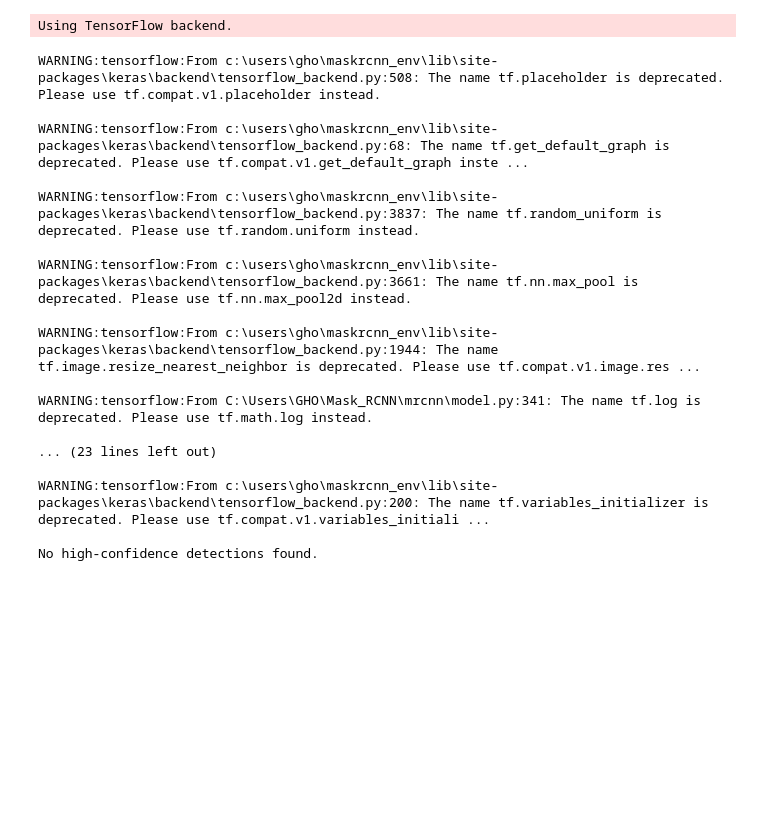
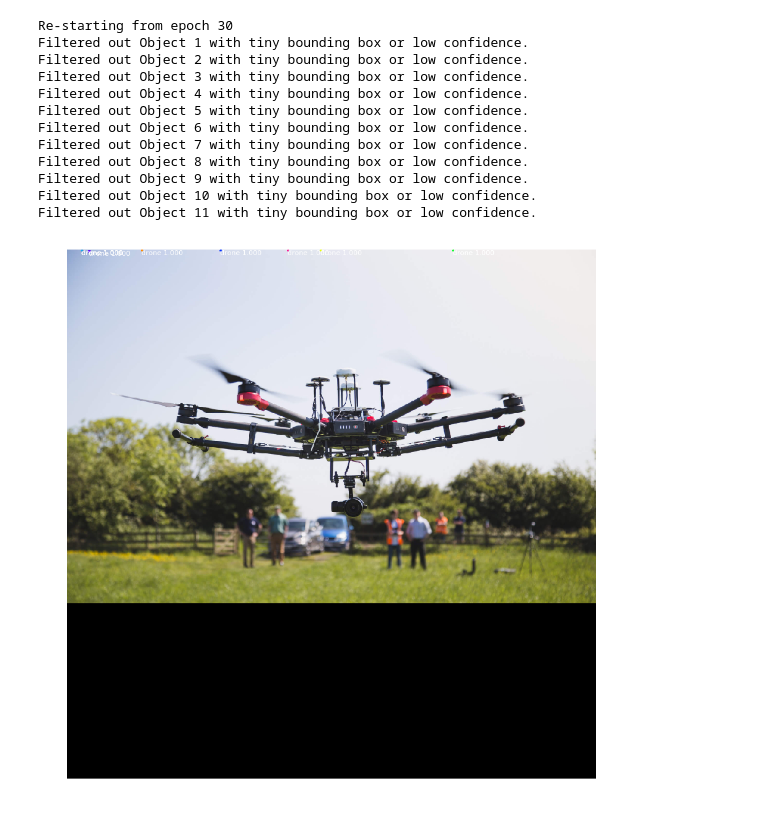
Before and after one commit to mehdizse/tp_mask_rcnn, a Jupyter notebook: train2.ipynb, the cells around one changed output. Cells and saved outputs as stored; diff of their text form; code cells hidden in the pictures; blank space fills up the shorter version.

```diff
--- a/train2.ipynb
+++ b/train2.ipynb
@@ -58,55 +58,50 @@ else:
 # Perform a forward pass of the network to obtain the results
 r = model.detect([padded_image])[0]
 
-CONFIDENCE_THRESHOLD = 0.8  # Adjusted threshold
+CONFIDENCE_THRESHOLD = 0.6  # Adjusted threshold
 MIN_BOX_AREA = 100  # Minimum box area
 
 # Filter indices of detections with scores higher than the threshold
 high_confidence_indices = [i for i, score in enumerate(r['scores']) if score > CONFIDENCE_THRESHOLD]
 
 # Loop through detections and filter based on confidence and bounding box size
 for i in range(len(r['scores'])):
     y1, x1, y2, x2 = r['rois'][i]
     box_height = y2 - y1
     box_width = x2 - x1
     box_area = box_height * box_width
 
     if r['scores'][i] > CONFIDENCE_THRESHOLD and box_area > MIN_BOX_AREA:
         print(f"Object {i + 1}:")
         print(f"  Class: {CLASS_NAMES[r['class_ids'][i]]}")
         print(f"  Bounding box: {r['rois'][i]}")  # y1, x1, y2, x2
         print(f"  Confidence score: {r['scores'][i]}")
         # Break after the first detected drone
         break
     else:
         print(f"Filtered out Object {i + 1} with tiny bounding box or low confidence.")
 
 # Visualize only the high-confidence detections
 if len(high_confidence_indices) > 0:
     mrcnn.visualize.display_instances(image=padded_image,  # Use padded_image for visualization
                                       boxes=r['rois'][high_confidence_indices],
                                       masks=r['masks'][:, :, high_confidence_indices],
                                       class_ids=r['class_ids'][high_confidence_indices],
                                       class_names=CLASS_NAMES,
                                       scores=r['scores'][high_confidence_indices])
 else:
     print("No high-confidence detections found.")
 # %% [output]
-Using TensorFlow backend.
+Re-starting from epoch 30
+Filtered out Object 1 with tiny bounding box or low confidence.
+Filtered out Object 2 with tiny bounding box or low confidence.
+Filtered out Object 3 with tiny bounding box or low confidence.
+Filtered out Object 4 with tiny bounding box or low confidence.
+Filtered out Object 5 with tiny bounding box or low confidence.
+Filtered out Object 6 with tiny bounding box or low confidence.
+Filtered out Object 7 with tiny bounding box or low confidence.
+Filtered out Object 8 with tiny bounding box or low confidence.
+Filtered out Object 9 with tiny bounding box or low confidence.
+Filtered out Object 10 with tiny bounding box or low confidence.
+Filtered out Object 11 with tiny bounding box or low confidence.
-WARNING:tensorflow:From c:\users\gho\maskrcnn_env\lib\site-packages\keras\backend\tensorflow_backend.py:508: The name tf.placeholder is deprecated. Please use tf.compat.v1.placeholder instead.
-
-WARNING:tensorflow:From c:\users\gho\maskrcnn_env\lib\site-packages\keras\backend\tensorflow_backend.py:68: The name tf.get_default_graph is deprecated. Please use tf.compat.v1.get_default_graph inste ...
-
-WARNING:tensorflow:From c:\users\gho\maskrcnn_env\lib\site-packages\keras\backend\tensorflow_backend.py:3837: The name tf.random_uniform is deprecated. Please use tf.random.uniform instead.
-
-WARNING:tensorflow:From c:\users\gho\maskrcnn_env\lib\site-packages\keras\backend\tensorflow_backend.py:3661: The name tf.nn.max_pool is deprecated. Please use tf.nn.max_pool2d instead.
-
-WARNING:tensorflow:From c:\users\gho\maskrcnn_env\lib\site-packages\keras\backend\tensorflow_backend.py:1944: The name tf.image.resize_nearest_neighbor is deprecated. Please use tf.compat.v1.image.res ...
-
-WARNING:tensorflow:From C:\Users\GHO\Mask_RCNN\mrcnn\model.py:341: The name tf.log is deprecated. Please use tf.math.log instead.
-
-... (23 lines left out)
-
-WARNING:tensorflow:From c:\users\gho\maskrcnn_env\lib\site-packages\keras\backend\tensorflow_backend.py:200: The name tf.variables_initializer is deprecated. Please use tf.compat.v1.variables_initiali ...
-
-No high-confidence detections found.
+[figure, added]
```
Also changed, not shown: 4 other files.
